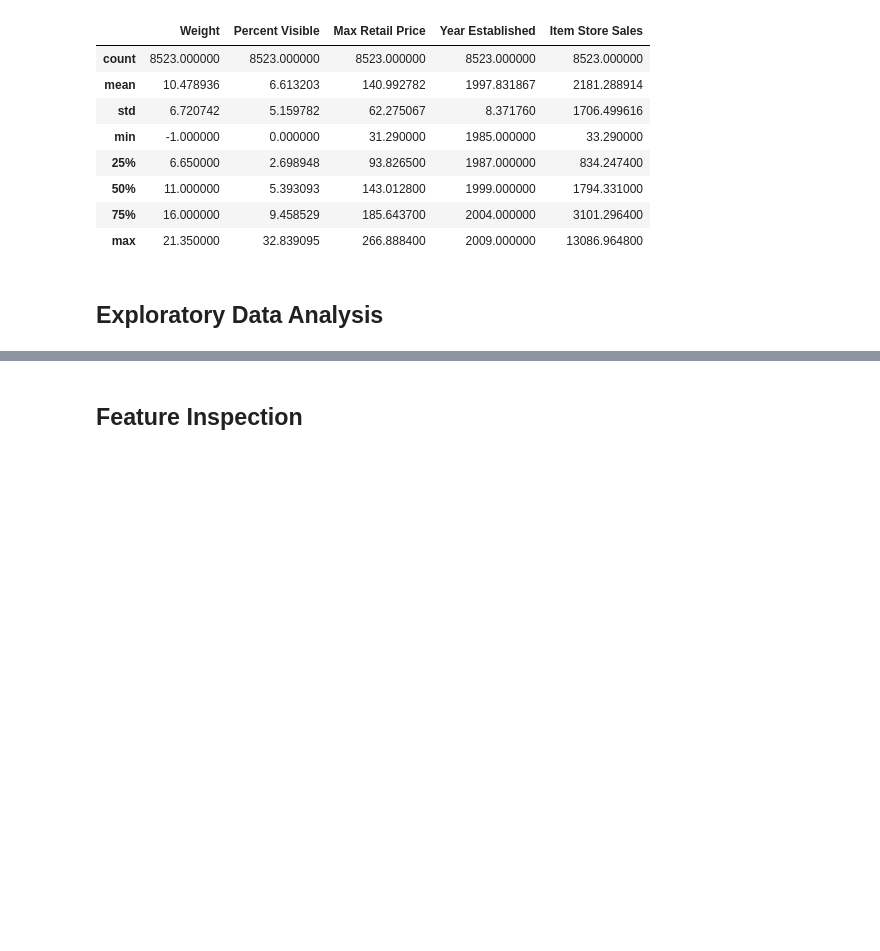
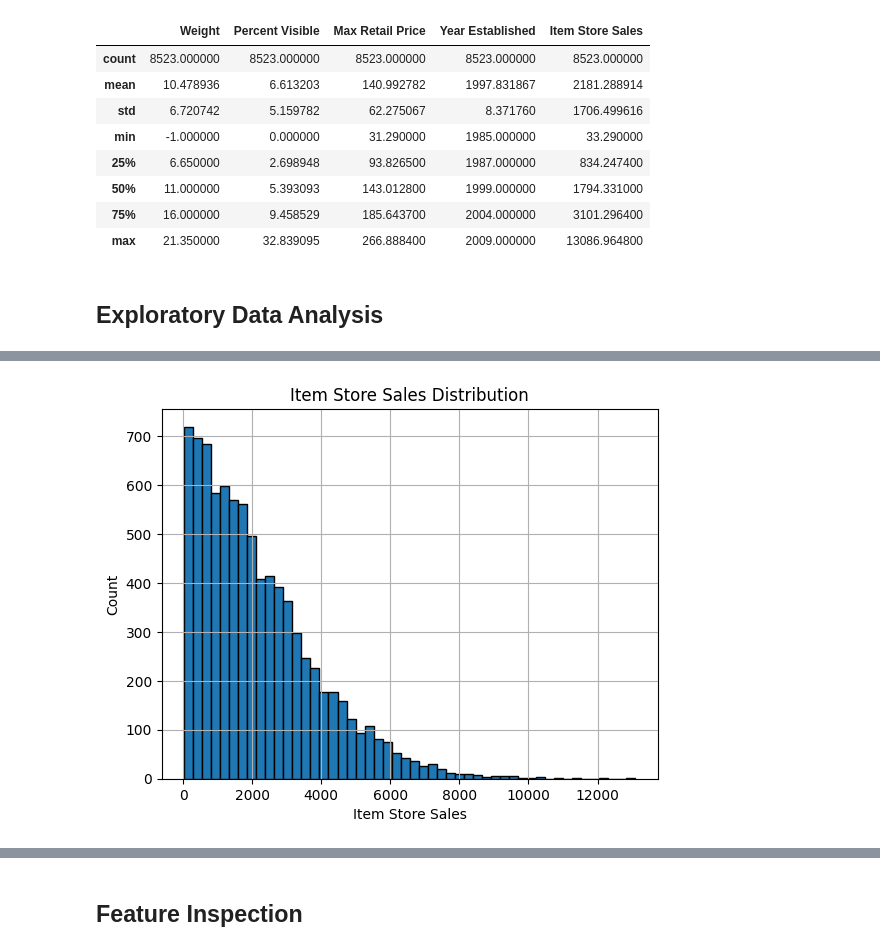
Before and after one commit to Rovidicus/Prediction-of-Product-Sales, a Jupyter notebook: PredictionofProductSales_LukeH.ipynb, the cells around one changed output, grey strips where cells are left out. Saved outputs shown, nothing was run; the diff lists cells and outputs as text; code cells hidden in the pictures; blank space fills up the shorter version.

```diff
--- a/PredictionofProductSales_LukeH.ipynb
+++ b/PredictionofProductSales_LukeH.ipynb
@@ -339,0 +392,5 @@ df[num_cols].describe()
+# %%
+ax_hist_iss = df['Item Store Sales'].hist(bins = 50, edgecolor = 'black')
+ax_hist_iss.set(title = "Item Store Sales Distribution", xlabel = 'Item Store Sales', ylabel = "Count");
+# %% [output]
+[figure, added]
```
Also changed, not shown: parts of 15 cells of this notebook.
